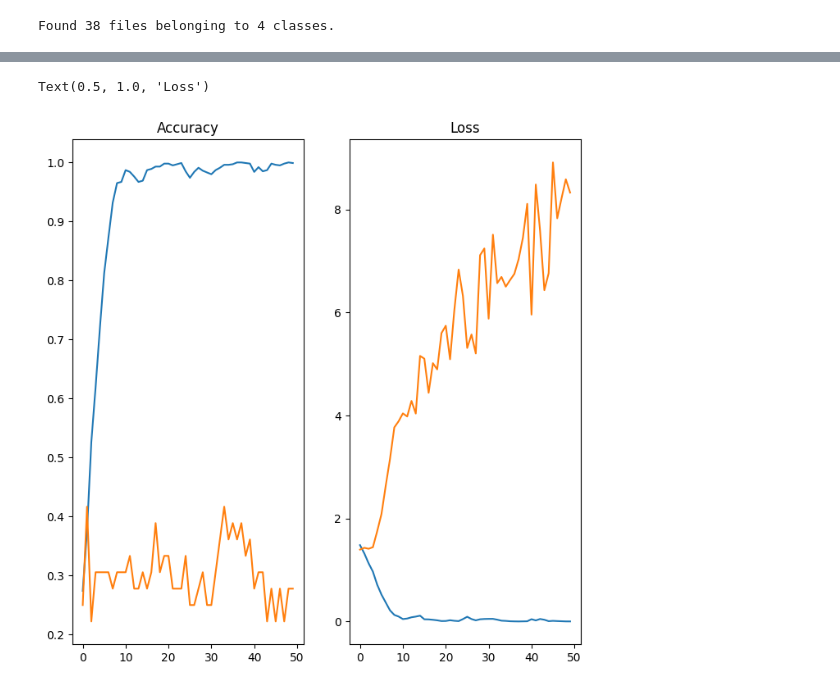
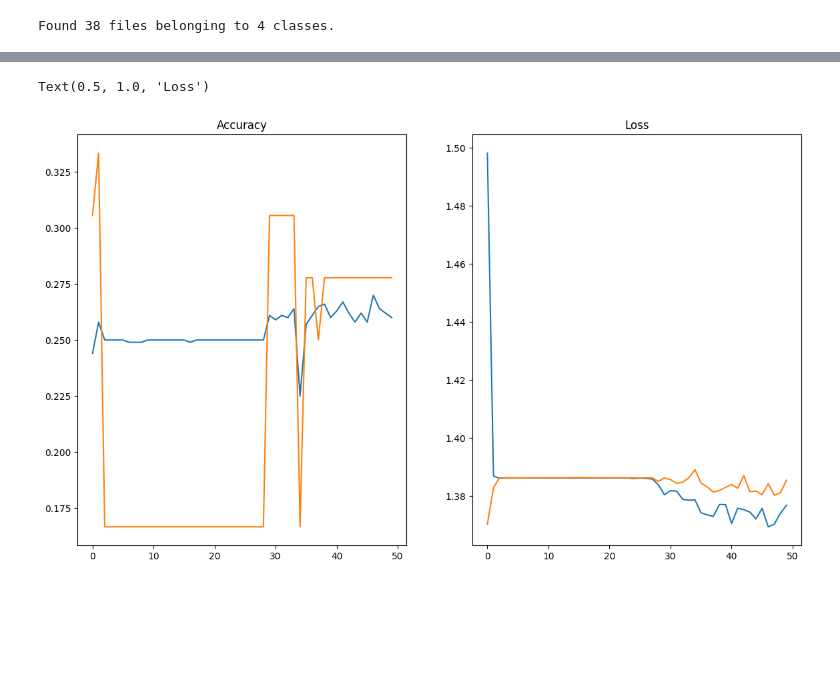
Before and after one commit to Sushant-S-13/Pet-Expression-Classification, a Jupyter notebook: pet_expression_classifier.ipynb, the cells around one changed output, grey strips where cells are left out. Saved outputs shown, nothing was run; the diff lists cells and outputs as text; code cells hidden in the pictures; blank space fills up the shorter version.

```diff
--- a/pet_expression_classifier.ipynb
+++ b/pet_expression_classifier.ipynb
@@ -62,19 +74,17 @@ for image, labels in data_train.take(1):
 # %%
 from tensorflow.keras.models import Sequential
 # %%
-model = Sequential([
-    layers.Rescaling(1./255),
-    layers.Conv2D(16, 3, padding='same', activation='relu'),
-    layers.MaxPooling2D(),
-    layers.Conv2D(32,3, padding='same',activation='relu'),
-    layers.MaxPooling2D(),
-    layers.Conv2D(64, 3, padding='same', activation='relu'),
-    layers.MaxPooling2D(),
-    layers.Flatten(),
-    layers.Dropout(0.2),
-    layers.Dense(128),
-    layers.Dense(len(data_cat))
-
+model = tf.keras.Sequential([
+    tf.keras.layers.Rescaling(1./255, input_shape=(img_width, img_height, 3)),
+    tf.keras.layers.Conv2D(32, (3, 3), activation='relu'),
+    tf.keras.layers.MaxPooling2D((2, 2)),
+    tf.keras.layers.Conv2D(64, (3, 3), activation='relu'),
+    tf.keras.layers.MaxPooling2D((2, 2)),
+    tf.keras.layers.Flatten(),
+    tf.keras.layers.Dropout(0.3),
+    tf.keras.layers.Dense(64, activation='relu'),
+    tf.keras.layers.Dense(data_cat, activation='softmax')
 ])
 # %%
-model.compile(optimizer='adam', loss=tf.keras.losses.SparseCategoricalCrossentropy(from_logits=True), metrics=['accuracy'])
+optimizer = tf.keras.optimizers.Adam(learning_rate=0.0001)
+model.compile(optimizer=optimizer, loss='sparse_categorical_crossentropy', metrics=['accuracy'])
@@ -81,5 +115,10 @@ model.compile(optimizer='adam', loss=tf.keras.losses.SparseCategoricalCrossentro
 # %%
 epochs_size = 50
-history = model.fit(data_train, validation_data=data_val, epochs=epochs_size)
+history = model.fit(
+    data_train,
+    validation_data=data_val,
+    epochs=epochs_size,
+
+)
 # %% [output]
 Epoch 1/50
@@ -102,15 +141,15 @@ Epoch 50/50
-# %%
-epochs_range = range(epochs_size)
-plt.figure(figsize=(8,8))
-plt.subplot(1,2,1)
-plt.plot(epochs_range,history.history['accuracy'],label = 'Training Accuracy')
-plt.plot(epochs_range, history.history['val_accuracy'],label = 'Validation Accuracy')
-plt.title('Accuracy')
-
-plt.subplot(1,2,2)
-plt.plot(epochs_range,history.history['loss'],label = 'Training Loss')
-plt.plot(epochs_range, history.history['val_loss'],label = 'Validation Loss')
-plt.title('Loss')
-# %% [output]
-Text(0.5, 1.0, 'Loss')
-[figure, removed]
+# %%
+epochs_range = range(epochs_size)
+plt.figure(figsize=(14,8))
+plt.subplot(1,2,1)
+plt.plot(epochs_range,history.history['accuracy'],label = 'Training Accuracy')
+plt.plot(epochs_range, history.history['val_accuracy'],label = 'Validation Accuracy')
+plt.title('Accuracy')
+
+plt.subplot(1,2,2)
+plt.plot(epochs_range,history.history['loss'],label = 'Training Loss')
+plt.plot(epochs_range, history.history['val_loss'],label = 'Validation Loss')
+plt.title('Loss')
+# %% [output]
+Text(0.5, 1.0, 'Loss')
+[figure, added]
```
Also changed, not shown: parts of 10 cells of this notebook.
